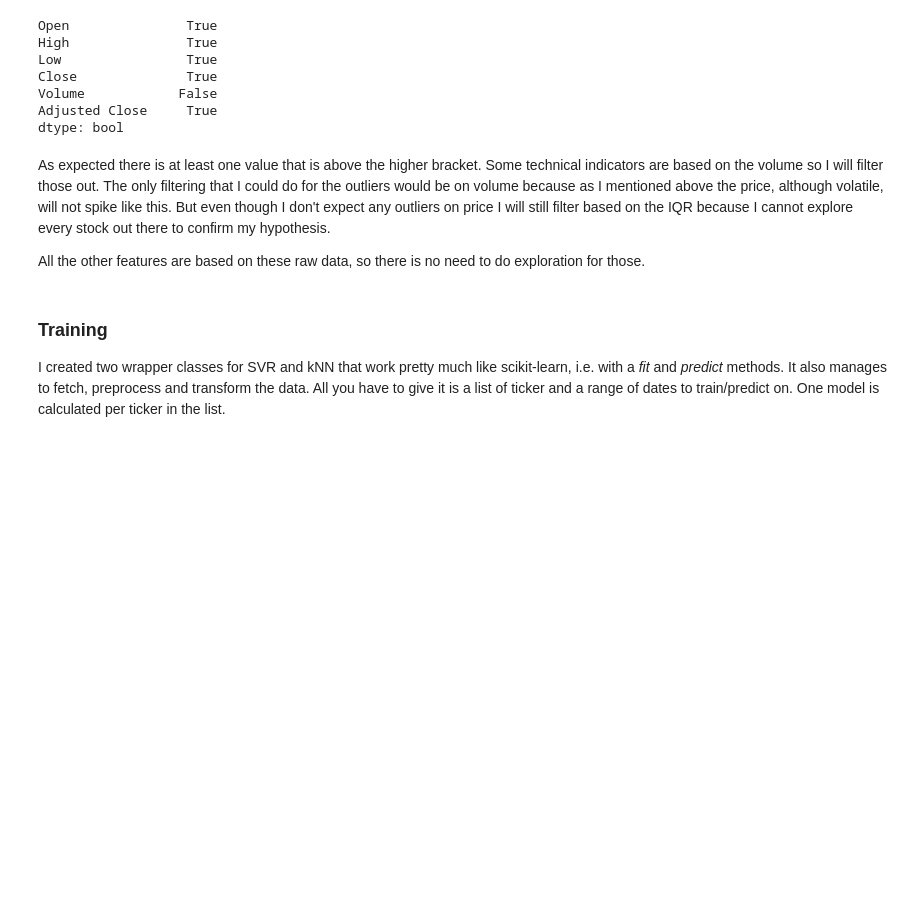
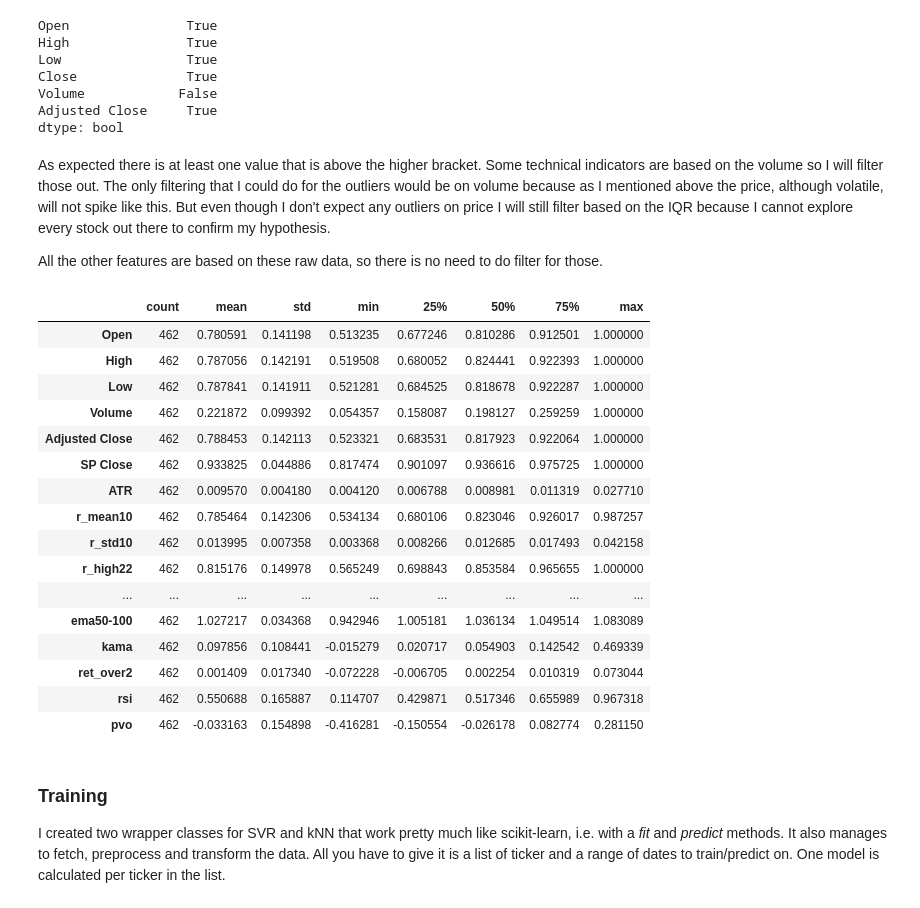
Before and after one commit to atremblay/MLND, a Jupyter notebook: P5/Stock Prediction.ipynb, the cells around one changed output. Cells and saved outputs as stored; diff of their text form; code cells hidden in the pictures; blank space fills up the shorter version.

```diff
--- a/P5/Stock Prediction.ipynb
+++ b/P5/Stock Prediction.ipynb
@@ -178,7 +178,29 @@ dtype: bool
 # %% [markdown]
 As expected there is at least one value that is above the higher bracket. Some technical indicators are based on the volume so I will filter those out. The only filtering that I could do for the outliers would be on volume because as I mentioned above the price, although volatile, will not spike like this. But even though I don't expect any outliers on price I will still filter based on the IQR because I cannot explore every stock out there to confirm my hypothesis.
 
-All the other features are based on these raw data, so there is no need to do exploration for those.
+All the other features are based on these raw data, so there is no need to do filter for those.
+# %%
+stock = Stock('AAPL')
+data, label = stock.get_data(start_date='2014-01-01', end_date='2015-10-31', fit=True)
+data.describe().transpose()
+# %% [output]
+|  | count | mean | std | min | 25% | 50% | 75% | max |
+| Open | 462 | 0.780591 | 0.141198 | 0.513235 | 0.677246 | 0.810286 | 0.912501 | 1.000000 |
+| High | 462 | 0.787056 | 0.142191 | 0.519508 | 0.680052 | 0.824441 | 0.922393 | 1.000000 |
+| Low | 462 | 0.787841 | 0.141911 | 0.521281 | 0.684525 | 0.818678 | 0.922287 | 1.000000 |
+| Volume | 462 | 0.221872 | 0.099392 | 0.054357 | 0.158087 | 0.198127 | 0.259259 | 1.000000 |
+| Adjusted Close | 462 | 0.788453 | 0.142113 | 0.523321 | 0.683531 | 0.817923 | 0.922064 | 1.000000 |
+| SP Close | 462 | 0.933825 | 0.044886 | 0.817474 | 0.901097 | 0.936616 | 0.975725 | 1.000000 |
+| ATR | 462 | 0.009570 | 0.004180 | 0.004120 | 0.006788 | 0.008981 | 0.011319 | 0.027710 |
+| r_mean10 | 462 | 0.785464 | 0.142306 | 0.534134 | 0.680106 | 0.823046 | 0.926017 | 0.987257 |
+| r_std10 | 462 | 0.013995 | 0.007358 | 0.003368 | 0.008266 | 0.012685 | 0.017493 | 0.042158 |
+| r_high22 | 462 | 0.815176 | 0.149978 | 0.565249 | 0.698843 | 0.853584 | 0.965655 | 1.000000 |
+| ... | ... | ... | ... | ... | ... | ... | ... | ... |
+| ema50-100 | 462 | 1.027217 | 0.034368 | 0.942946 | 1.005181 | 1.036134 | 1.049514 | 1.083089 |
+| kama | 462 | 0.097856 | 0.108441 | -0.015279 | 0.020717 | 0.054903 | 0.142542 | 0.469339 |
+| ret_over2 | 462 | 0.001409 | 0.017340 | -0.072228 | -0.006705 | 0.002254 | 0.010319 | 0.073044 |
+| rsi | 462 | 0.550688 | 0.165887 | 0.114707 | 0.429871 | 0.517346 | 0.655989 | 0.967318 |
+| pvo | 462 | -0.033163 | 0.154898 | -0.416281 | -0.150554 | -0.026178 | 0.082774 | 0.281150 |
 # %% [markdown]
 ### Training
 I created two wrapper classes for SVR and kNN that work pretty much like scikit-learn, i.e. with a *fit* and *predict* methods. It also manages to fetch, preprocess and transform the data. All you have to give it is a list of ticker and a range of dates to train/predict on. One model is calculated per ticker in the list.
```
Also changed, not shown: parts of 1 cell of this notebook.
